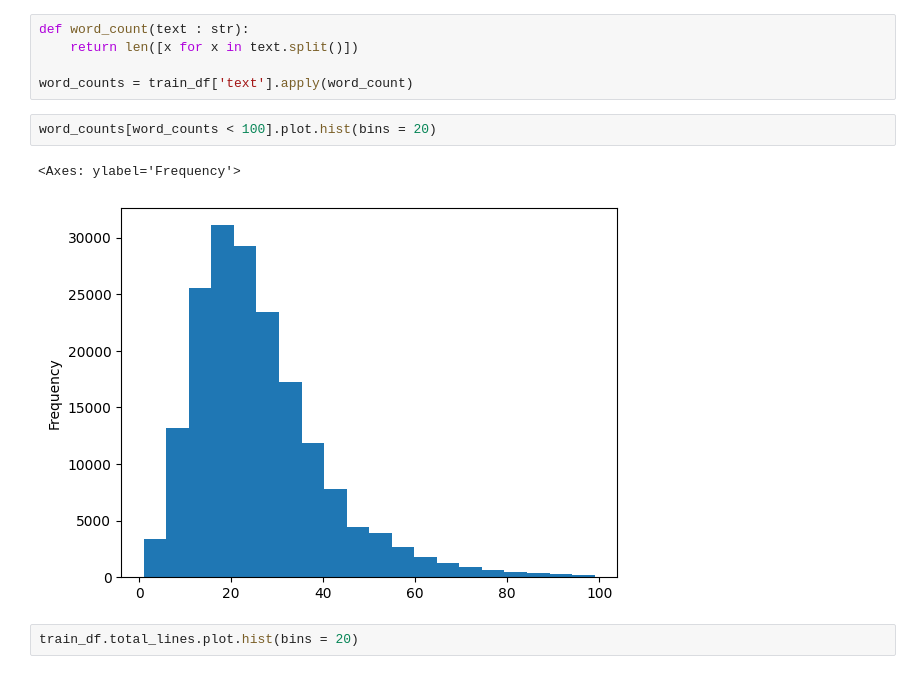
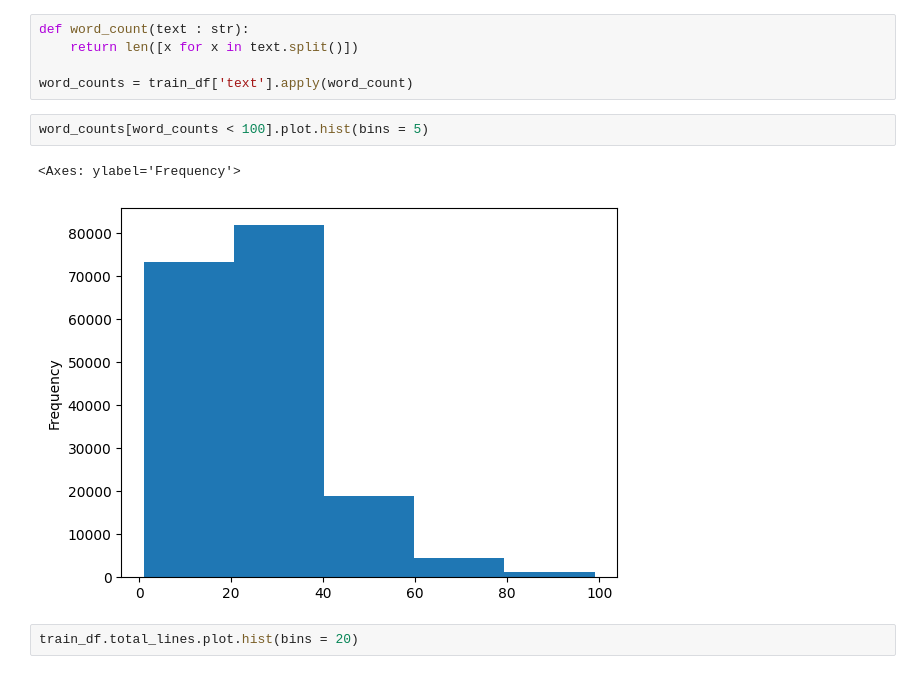
Before and after one commit to yehandineth/NLP_Learning, a Jupyter notebook: JSCReplication/skimlit.ipynb, the cells around one changed output. Drawn from its saved outputs; the diff is of its cells as text.

```diff
--- a/JSCReplication/skimlit.ipynb
+++ b/JSCReplication/skimlit.ipynb
@@ -205,10 +227,10 @@ def word_count(text : str):
 
 word_counts = train_df['text'].apply(word_count)
 # %%
-word_counts[word_counts < 100].plot.hist(bins = 20)
+word_counts[word_counts < 100].plot.hist(bins = 5)
 # %% [output]
 <Axes: ylabel='Frequency'>
-[figure, old version]
+[figure, new version]
 # %%
 train_df.total_lines.plot.hist(bins = 20)
 # %% [output]
```
Also changed, not shown: parts of 46 cells of this notebook, 2 other files.
